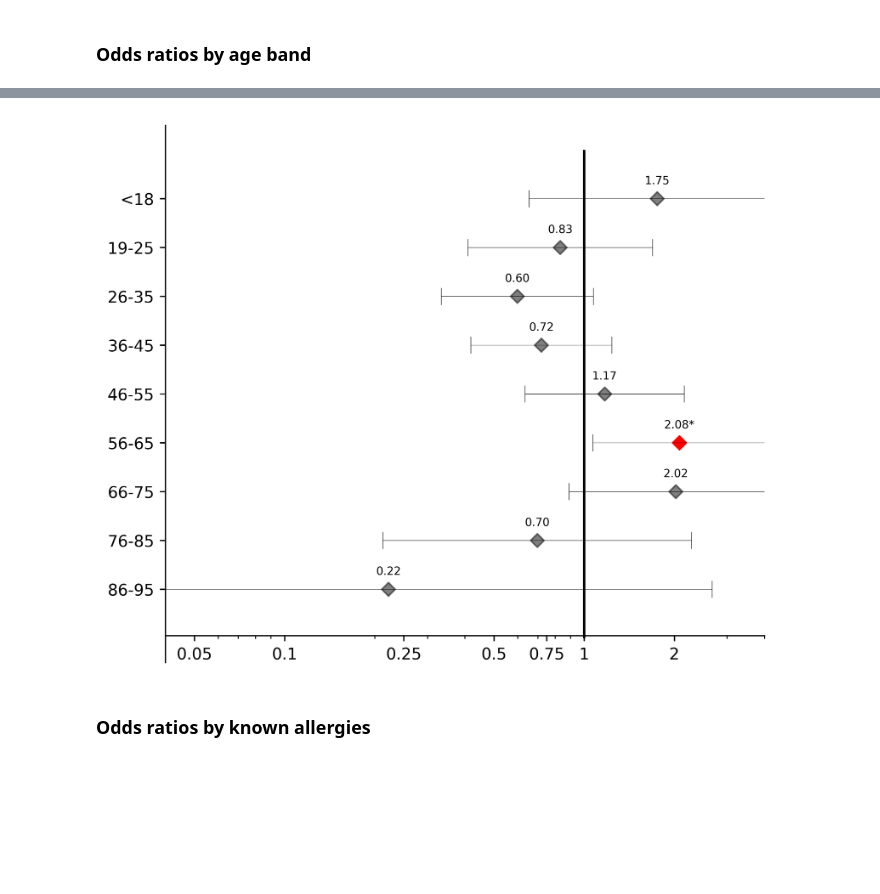
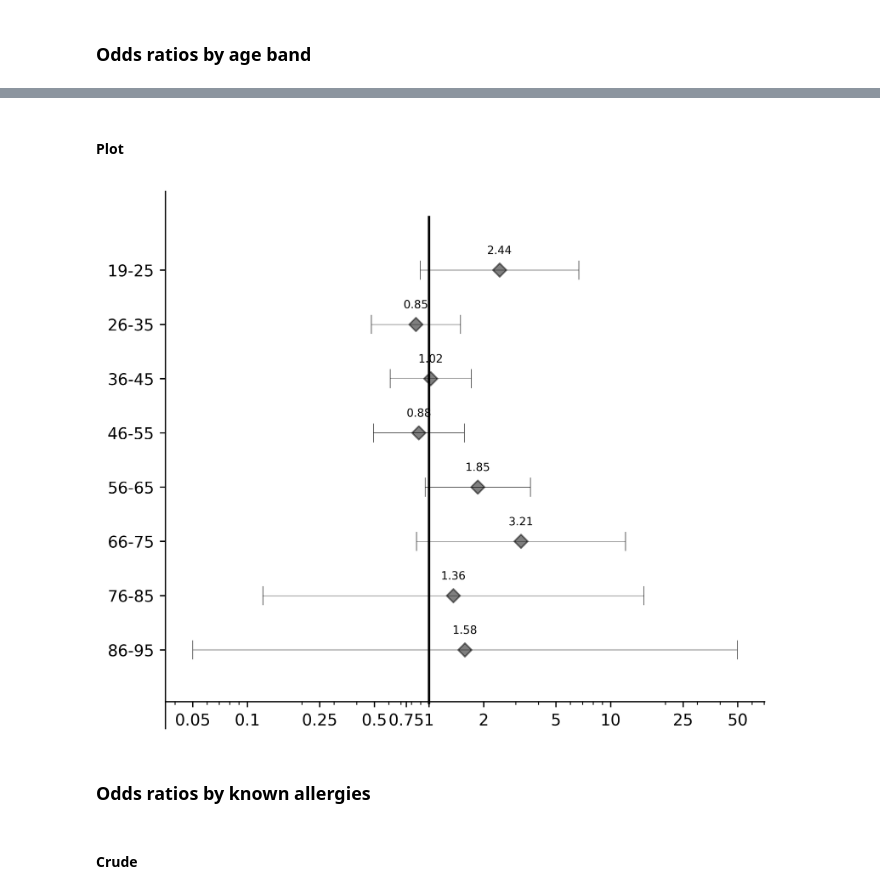
Before and after one commit to chrisvoncsefalvay/covid-19-vaccine-anaphylaxis, a Jupyter notebook: src/Case-control study of anaphylactic events reported in relation to the COVID-19 vaccine.ipynb, the cells around one changed output, grey strips where cells are left out. Cells and saved outputs as stored; diff of their text form; code cells hidden in the pictures; blank space fills up the shorter version.

Commit message:
Reporting crude and adjusted values separately + analyssi of stratified ORs.

```diff
--- a/src/Case-control study of anaphylactic events reported in relation to the COVID-19 vaccine.ipynb
+++ b/src/Case-control study of anaphylactic events reported in relation to the COVID-19 vaccine.ipynb
@@ -300,0 +394,19 @@ for gender in tqdm(data[data.VAERS_ID.isin(m.matched_data.VAERS_ID.unique())].SE
+# %%
+odds_ratios_by_age_band_crude = pd.DataFrame(columns = ("ROR", "p_value", "95CI_lower", "95CI_upper", "a", "b", "c", "d"))
+# %%
+for age_band in tqdm(data.age_band.unique()):
+    try:
+        df = data[data["age_band"] == age_band]
+        xt = pd.crosstab(df.IS_MRNA_VACCINE, df.IS_ANAPHYLACTIC).rename(columns={0: False, 1: True}).sort_index(ascending=False).sort_index(axis=1, ascending=False)
+        ct = sm.stats.Table2x2(xt)
+        odds_ratios_by_age_band_crude.loc[age_band, "ROR"] = ct.oddsratio
+        odds_ratios_by_age_band_crude.loc[age_band, "p_value"] = ct.oddsratio_pvalue()
+        odds_ratios_by_age_band_crude.loc[age_band, "95CI_lower"] = ct.oddsratio_confint()[0]
+        odds_ratios_by_age_band_crude.loc[age_band, "95CI_upper"] = ct.oddsratio_confint()[1]
+        odds_ratios_by_age_band_crude.loc[age_band, "a"] = xt[True][True]
+        odds_ratios_by_age_band_crude.loc[age_band, "b"] = xt[False][True]
+        odds_ratios_by_age_band_crude.loc[age_band, "c"] = xt[True][False]
+        odds_ratios_by_age_band_crude.loc[age_band, "d"] = xt[False][False]
+
+    except ValueError:
+        continue
@@ -301,2 +456,2 @@ for gender in tqdm(data[data.VAERS_ID.isin(m.matched_data.VAERS_ID.unique())].SE
 # %%
-odds_ratios_by_age_band = pd.DataFrame(columns = ("ROR", "p_value", "95CI_lower", "95CI_upper"))
+odds_ratios_by_age_band = pd.DataFrame(columns = ("ROR", "p_value", "95CI_lower", "95CI_upper", "a", "b", "c", "d"))
@@ -308,12 +458,17 @@ data["age_band"] = pd.cut(data.AGE_YRS,
 # %%
-for age_band in tqdm(data[data.VAERS_ID.isin(m.matched_data.VAERS_ID.unique())].age_band.unique()):
+for age_band in tqdm(matched_df.age_band.unique()):
     try:
-        df = data[(data["age_band"] == age_band) & (data.VAERS_ID.isin(m.matched_data.VAERS_ID.unique()))]
-        xt = pd.crosstab(df.IS_COVID_VACCINE, df.IS_ANAPHYLACTIC).rename(columns={0: False, 1: True}).sort_index(ascending=False).sort_index(axis=1, ascending=False)
+        df = matched_df[matched_df.age_band == age_band]
+        xt = pd.crosstab(df.IS_MRNA_VACCINE, df.IS_ANAPHYLACTIC).rename(columns={0: False, 1: True}).sort_index(ascending=False).sort_index(axis=1, ascending=False)
         ct = sm.stats.Table2x2(xt)
         odds_ratios_by_age_band.loc[age_band, "ROR"] = ct.oddsratio
         odds_ratios_by_age_band.loc[age_band, "p_value"] = ct.oddsratio_pvalue()
         odds_ratios_by_age_band.loc[age_band, "95CI_lower"] = ct.oddsratio_confint()[0]
         odds_ratios_by_age_band.loc[age_band, "95CI_upper"] = ct.oddsratio_confint()[1]
+        odds_ratios_by_age_band.loc[age_band, "a"] = xt[True][True]
+        odds_ratios_by_age_band.loc[age_band, "b"] = xt[False][True]
+        odds_ratios_by_age_band.loc[age_band, "c"] = xt[True][False]
+        odds_ratios_by_age_band.loc[age_band, "d"] = xt[False][False]
+
     except ValueError:
         continue
@@ -320,3 +515,5 @@ for age_band in tqdm(data[data.VAERS_ID.isin(m.matched_data.VAERS_ID.unique())].
+# %% [markdown]
+#### Plot
 # %%
 WHISKER:float = 0.175
 
@@ -328,37 +525,37 @@ odds_ratios_by_age_band.index = pd.CategoricalIndex(odds_ratios_by_age_band.inde
 
 odds_ratios_by_age_band = odds_ratios_by_age_band.sort_index(ascending=False)
 
 ax.scatter(odds_ratios_by_age_band.ROR, odds_ratios_by_age_band.index, marker="D", color="k", alpha=0.5)
 ax.scatter(odds_ratios_by_age_band[odds_ratios_by_age_band.p_value < 0.05].ROR, odds_ratios_by_age_band[odds_ratios_by_age_band.p_value < 0.05].index, marker="D", color="r", alpha=1.0)
 
 ax.vlines(x=1, ymin=-1, ymax=len(odds_ratios_by_age_band.index), colors="k")
 
 for idx, val in enumerate(odds_ratios_by_age_band.index):
     ax.hlines(y=idx, xmin=odds_ratios_by_age_band.loc[val, "95CI_lower"], xmax=odds_ratios_by_age_band.loc[val, "95CI_upper"], color="k", lw=0.3, alpha=0.8)
     pvalue_marker = "***" if odds_ratios_by_age_band.loc[val, "p_value"] < 0.001 else ("**" if odds_ratios_by_age_band.loc[val, "p_value"] < 0.005 else ("*" if odds_ratios_by_age_band.loc[val, "p_value"] < 0.05 else ""))
     ax.text(y = idx + 0.3, x = odds_ratios_by_age_band.loc[val, "ROR"], s = f"{odds_ratios_by_age_band.loc[val, 'ROR']:.2f}{pvalue_marker}", horizontalalignment="center", fontsize="x-small")
     ax.vlines(x=odds_ratios_by_age_band.loc[val, "95CI_lower"], ymin=idx-WHISKER, ymax=idx+WHISKER, color="k", lw=0.3)
     ax.vlines(x=odds_ratios_by_age_band.loc[val, "95CI_upper"], ymin=idx-WHISKER, ymax=idx+WHISKER, color="k", lw=0.3)
 
 ax.set_xscale("log")
-ax.set_xlim(4e-2, 4e0)
+#ax.set_xlim(4e-2, 4e0)
 
 ax.spines.left.set_position(("axes", 0.0))
 ax.spines.right.set_color("none")
 ax.spines.bottom.set_position(("axes", 0.05))
 ax.spines.top.set_color("none")
 ax.xaxis.set_ticks_position("bottom")
 ax.yaxis.set_ticks_position("left")
 
-ax.set_xticks([0.05, 0.1, 0.25, 0.5, 0.75, 1, 2])
-ax.set_xticklabels([0.05, 0.10, 0.25, 0.5, 0.75, 1, 2])
+ax.set_xticks([0.05, 0.1, 0.25, 0.5, 0.75, 1, 2, 5, 10, 25, 50])
+ax.set_xticklabels([0.05, 0.10, 0.25, 0.5, 0.75, 1, 2, 5, 10, 25, 50])
 
 plt.tight_layout()
 plt.savefig("../writeup/forest_plot_of_anaphylaxis_by_age.pdf")
 
 plt.show()
 # %% [output]
-[figure, old version]
+[figure, new version]
 # %% [markdown]
 ### Odds ratios by known allergies
 # %%
@@ -380,3 +577,5 @@ extractors:dict = {
     "NSAIDs": r".*(ibuprofen|motrin|advil|acetamino|nsaid|coxib|celebrex|APAP|as(a|pirin)|voltaren|naprox|to(d|r)olac|vioxx|mobic).*",
     "Peanuts and\ntree nuts": r".*(nut).*"
 }
+# %% [markdown]
+#### Crude
```
Also changed, not shown: parts of 65 cells of this notebook, 8 other files.
